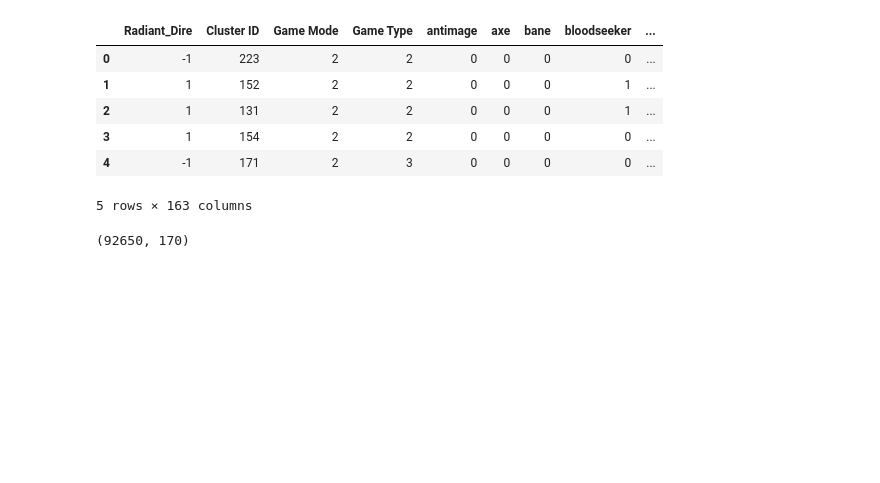
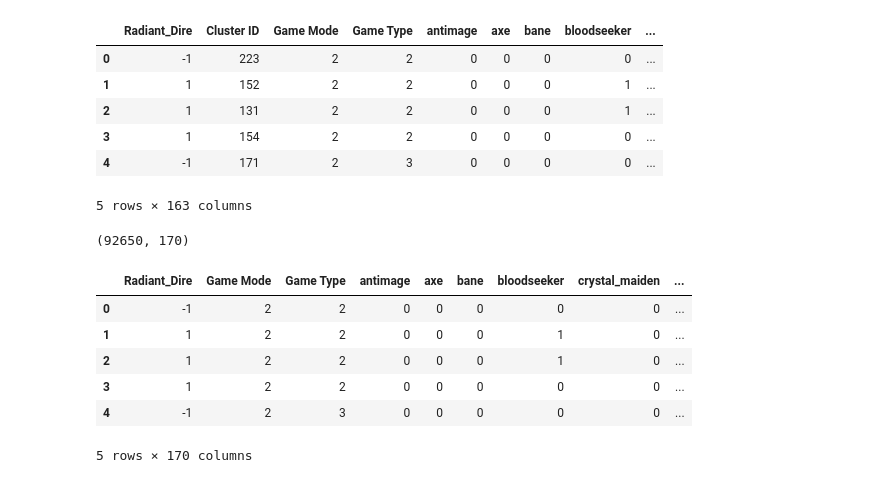
Before and after one commit to srividhyaprakash/Dota2-ML-UCI-ML-Repo, a Jupyter notebook: Dota 2 Notebook.ipynb, the cells around one changed output. Saved outputs shown, nothing was run; the diff lists cells and outputs as text; code cells hidden in the pictures; blank space fills up the shorter version.

```diff
--- a/Dota 2 Notebook.ipynb
+++ b/Dota 2 Notebook.ipynb
@@ -236,3 +236,13 @@ for i in range(len(new_df)):
     print (new_df.iloc[i])
     print(type(new_df.iloc[i]))
     break
+# %%
+new_df.head()
+# %% [output]
+|  | Radiant_Dire | Game Mode | Game Type | antimage | axe | bane | bloodseeker | crystal_maiden | ... |
+| 0 | -1 | 2 | 2 | 0 | 0 | 0 | 0 | 0 | ... |
+| 1 | 1 | 2 | 2 | 0 | 0 | 0 | 1 | 0 | ... |
+| 2 | 1 | 2 | 2 | 0 | 0 | 0 | 1 | 0 | ... |
+| 3 | 1 | 2 | 2 | 0 | 0 | 0 | 0 | 0 | ... |
+| 4 | -1 | 2 | 3 | 0 | 0 | 0 | 0 | 0 | ... |
+5 rows × 170 columns
```
Also changed, not shown: parts of 48 cells of this notebook, 1 other file.
